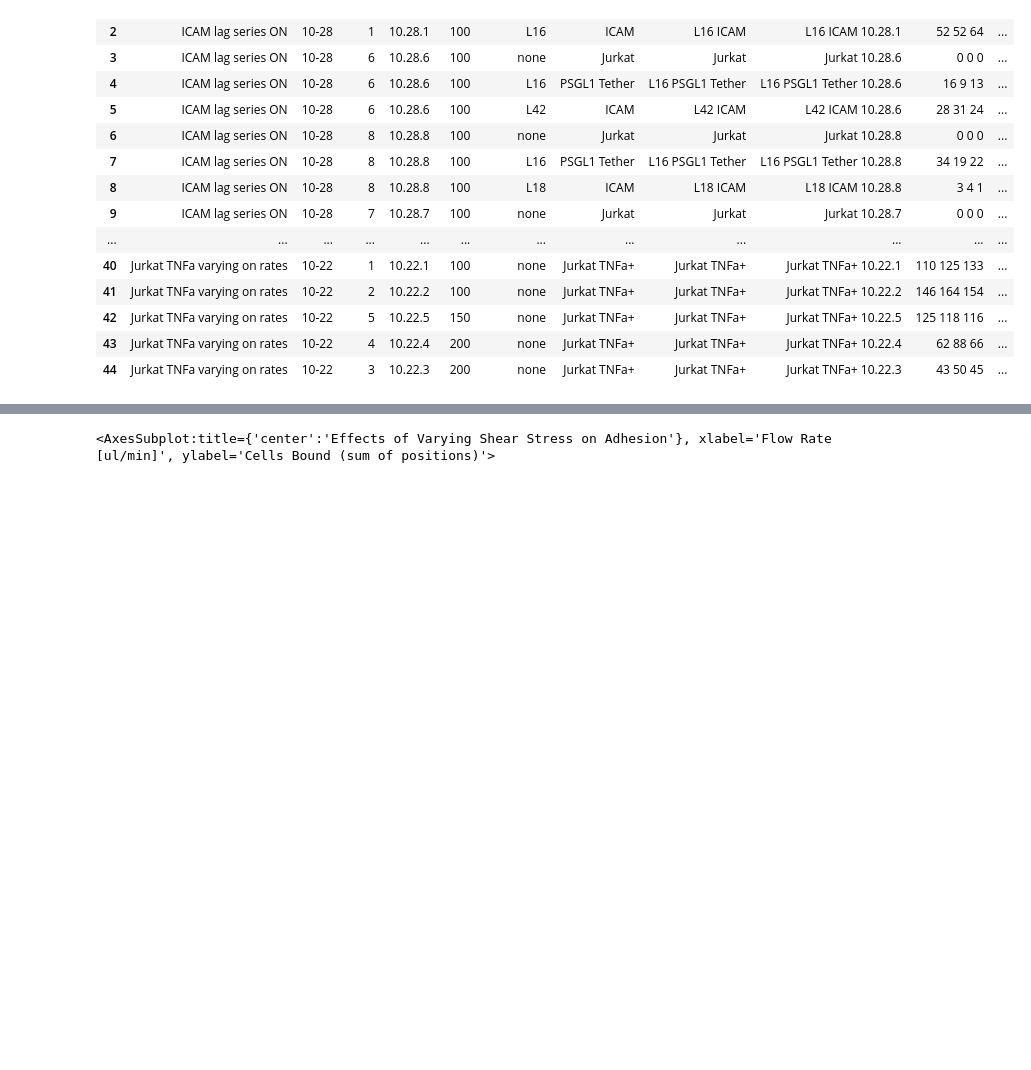
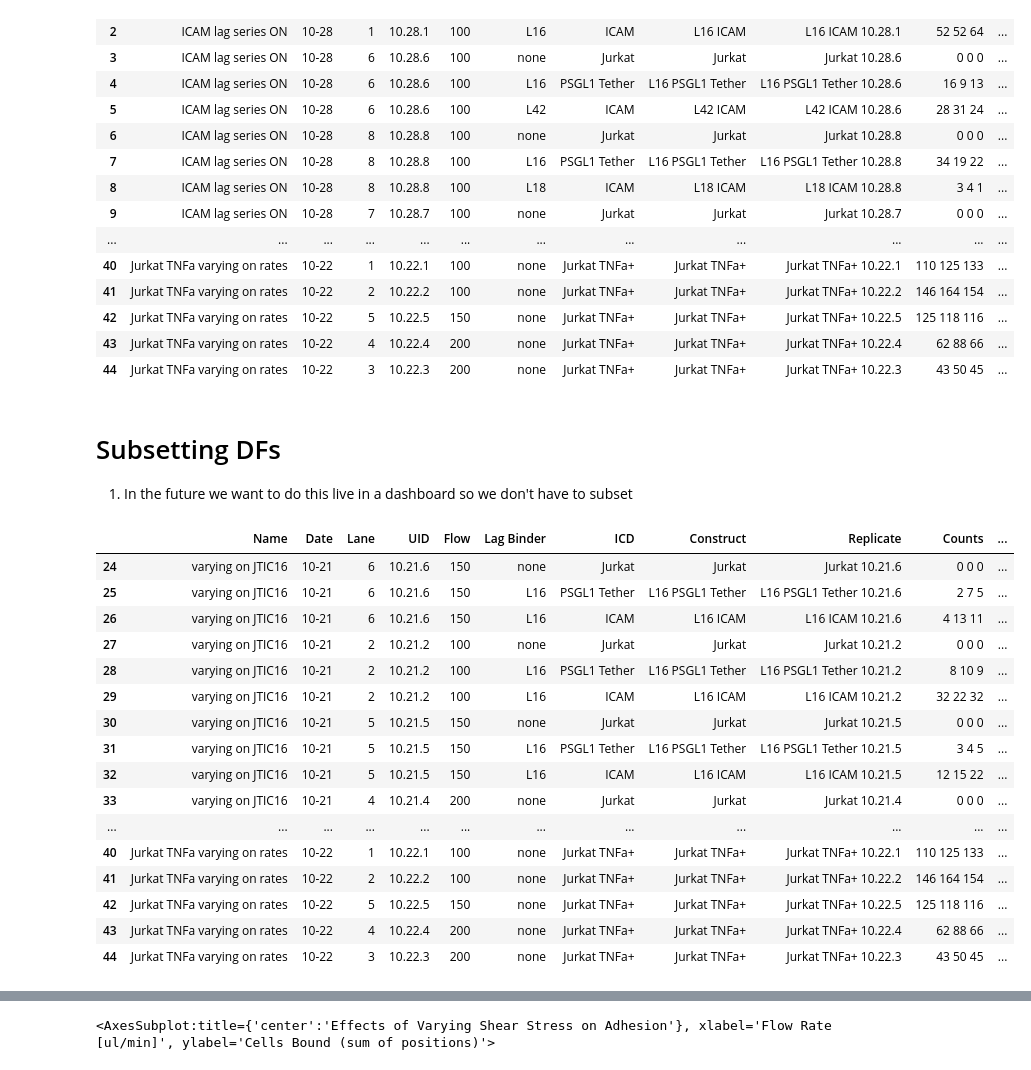
Before and after one commit to admbarre/tc_tools, a Jupyter notebook: notebooks/Visualize.ipynb, the cells around one changed output, grey strips where cells are left out. Saved outputs shown, nothing was run; the diff lists cells and outputs as text; code cells hidden in the pictures; blank space fills up the shorter version.

```diff
--- a/notebooks/Visualize.ipynb
+++ b/notebooks/Visualize.ipynb
@@ -49,3 +83,28 @@ df
 | 42 | Jurkat TNFa varying on rates | 10-22 | 5 | 10.22.5 | 150 | none | Jurkat TNFa+ | Jurkat TNFa+ | Jurkat TNFa+ 10.22.5 | 125 118 116 | ... |
 | 43 | Jurkat TNFa varying on rates | 10-22 | 4 | 10.22.4 | 200 | none | Jurkat TNFa+ | Jurkat TNFa+ | Jurkat TNFa+ 10.22.4 | 62 88 66 | ... |
 | 44 | Jurkat TNFa varying on rates | 10-22 | 3 | 10.22.3 | 200 | none | Jurkat TNFa+ | Jurkat TNFa+ | Jurkat TNFa+ 10.22.3 | 43 50 45 | ... |
+# %% [markdown]
+# Subsetting DFs
+1. In the future we want to do this live in a dashboard so we don't have to subset
+# %%
+varying_on = ["Jurkat TNFa varying on rates","varying on JTIC16"]
+varying_df = df[df["Name"].isin(varying_on)]
+varying_df
+# %% [output]
+|  | Name | Date | Lane | UID | Flow | Lag Binder | ICD | Construct | Replicate | Counts | ... |
+| 24 | varying on JTIC16 | 10-21 | 6 | 10.21.6 | 150 | none | Jurkat | Jurkat | Jurkat 10.21.6 | 0 0 0 | ... |
+| 25 | varying on JTIC16 | 10-21 | 6 | 10.21.6 | 150 | L16 | PSGL1 Tether | L16 PSGL1 Tether | L16 PSGL1 Tether 10.21.6 | 2 7 5 | ... |
+| 26 | varying on JTIC16 | 10-21 | 6 | 10.21.6 | 150 | L16 | ICAM | L16 ICAM | L16 ICAM 10.21.6 | 4 13 11 | ... |
+| 27 | varying on JTIC16 | 10-21 | 2 | 10.21.2 | 100 | none | Jurkat | Jurkat | Jurkat 10.21.2 | 0 0 0 | ... |
+| 28 | varying on JTIC16 | 10-21 | 2 | 10.21.2 | 100 | L16 | PSGL1 Tether | L16 PSGL1 Tether | L16 PSGL1 Tether 10.21.2 | 8 10 9 | ... |
+| 29 | varying on JTIC16 | 10-21 | 2 | 10.21.2 | 100 | L16 | ICAM | L16 ICAM | L16 ICAM 10.21.2 | 32 22 32 | ... |
+| 30 | varying on JTIC16 | 10-21 | 5 | 10.21.5 | 150 | none | Jurkat | Jurkat | Jurkat 10.21.5 | 0 0 0 | ... |
+| 31 | varying on JTIC16 | 10-21 | 5 | 10.21.5 | 150 | L16 | PSGL1 Tether | L16 PSGL1 Tether | L16 PSGL1 Tether 10.21.5 | 3 4 5 | ... |
+| 32 | varying on JTIC16 | 10-21 | 5 | 10.21.5 | 150 | L16 | ICAM | L16 ICAM | L16 ICAM 10.21.5 | 12 15 22 | ... |
+| 33 | varying on JTIC16 | 10-21 | 4 | 10.21.4 | 200 | none | Jurkat | Jurkat | Jurkat 10.21.4 | 0 0 0 | ... |
+| ... | ... | ... | ... | ... | ... | ... | ... | ... | ... | ... | ... |
+| 40 | Jurkat TNFa varying on rates | 10-22 | 1 | 10.22.1 | 100 | none | Jurkat TNFa+ | Jurkat TNFa+ | Jurkat TNFa+ 10.22.1 | 110 125 133 | ... |
+| 41 | Jurkat TNFa varying on rates | 10-22 | 2 | 10.22.2 | 100 | none | Jurkat TNFa+ | Jurkat TNFa+ | Jurkat TNFa+ 10.22.2 | 146 164 154 | ... |
+| 42 | Jurkat TNFa varying on rates | 10-22 | 5 | 10.22.5 | 150 | none | Jurkat TNFa+ | Jurkat TNFa+ | Jurkat TNFa+ 10.22.5 | 125 118 116 | ... |
+| 43 | Jurkat TNFa varying on rates | 10-22 | 4 | 10.22.4 | 200 | none | Jurkat TNFa+ | Jurkat TNFa+ | Jurkat TNFa+ 10.22.4 | 62 88 66 | ... |
+| 44 | Jurkat TNFa varying on rates | 10-22 | 3 | 10.22.3 | 200 | none | Jurkat TNFa+ | Jurkat TNFa+ | Jurkat TNFa+ 10.22.3 | 43 50 45 | ... |
```
Also changed, not shown: parts of 14 cells of this notebook.
